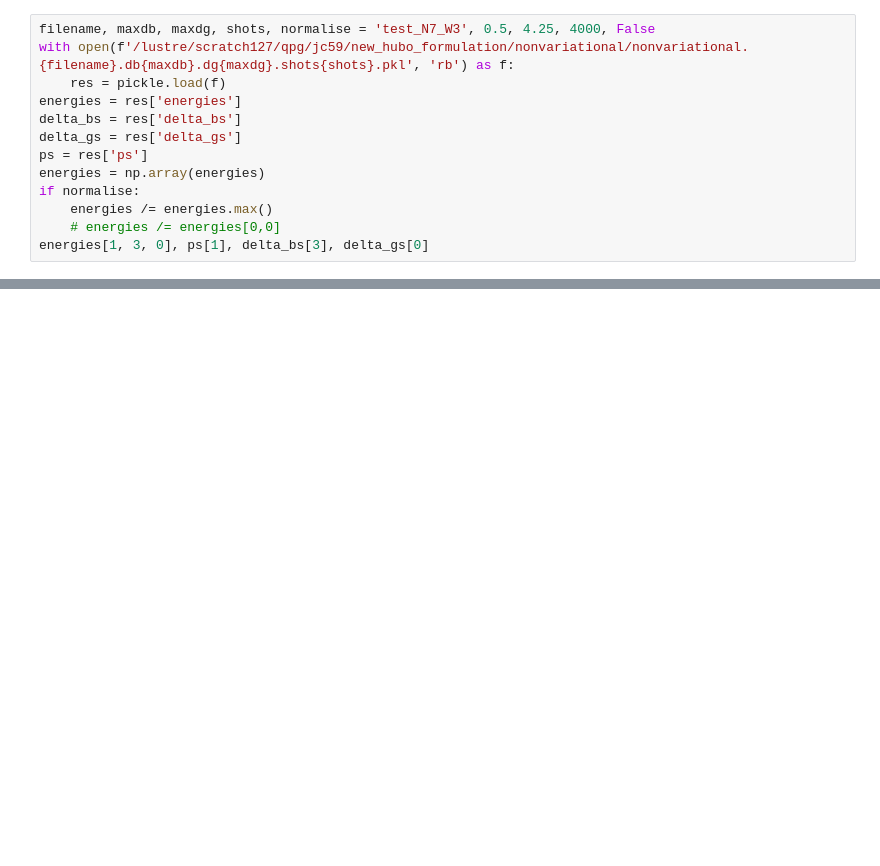
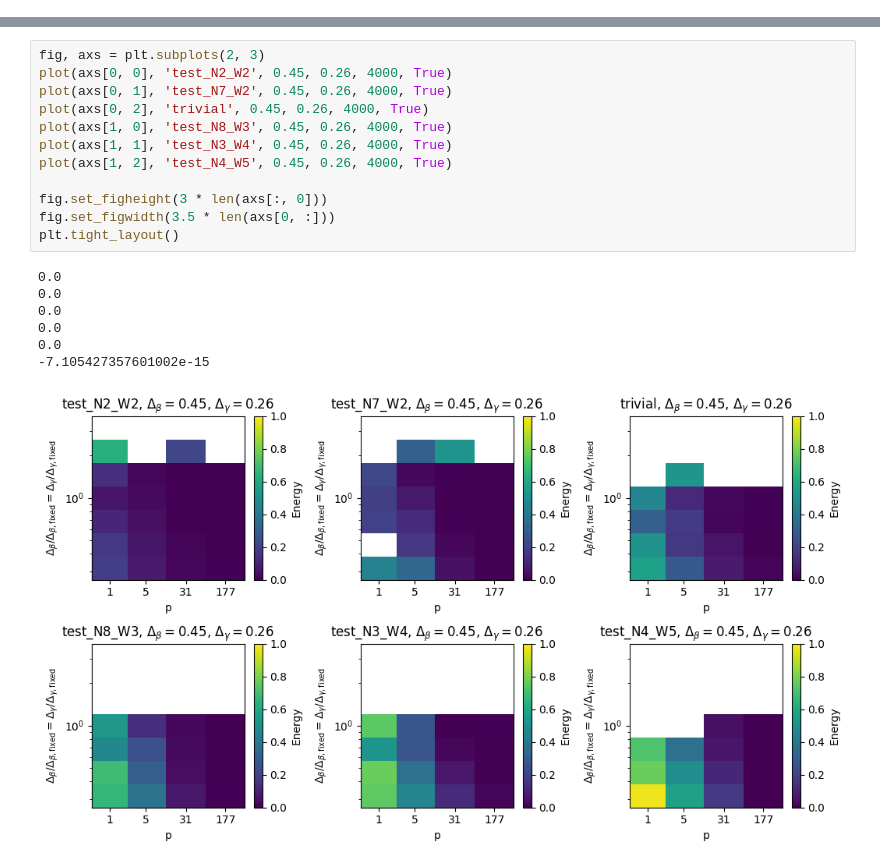
Before and after one commit to JoshCudby/quantum_pangenomics, a Jupyter notebook: new_hubo_formulation/hubo_qaoa/nonvariational/plot_nonvariational.ipynb, the cells around one changed output, grey strips where cells are left out. Saved outputs shown, nothing was run; the diff lists cells and outputs as text; blank space fills up the shorter version.

```diff
--- a/new_hubo_formulation/hubo_qaoa/nonvariational/plot_nonvariational.ipynb
+++ b/new_hubo_formulation/hubo_qaoa/nonvariational/plot_nonvariational.ipynb
@@ -9,16 +11,3 @@ from collections import Counter
 from hubo_qaoa.utils.graph_to_hubo_hamiltonian import graph_to_hubo_hamiltonian
 from hubo_qaoa.utils.gfa_utils import gfa_file_to_graph
 from qiskit_qaoa.utils.string_utils import evaluate_sparse_pauli_samples
-# %%
-filename, maxdb, maxdg, shots, normalise = 'test_N7_W3', 0.5, 4.25, 4000, False
-with open(f'/lustre/scratch127/qpg/jc59/new_hubo_formulation/nonvariational/nonvariational.{filename}.db{maxdb}.dg{maxdg}.shots{shots}.pkl', 'rb') as f:
-    res = pickle.load(f)
-energies = res['energies']
-delta_bs = res['delta_bs']
-delta_gs = res['delta_gs']
-ps = res['ps']
-energies = np.array(energies)
-if normalise:
-    energies /= energies.max()
-    # energies /= energies[0,0]
-energies[1, 3, 0], ps[1], delta_bs[3], delta_gs[0]
@@ -50,0 +83,20 @@ def plot_3d(axs, filename, maxdb, maxdg, shots, normalise=True):
+# %%
+fig, axs = plt.subplots(2, 3)
+plot(axs[0, 0], 'test_N2_W2', 0.45, 0.26, 4000, True)
+plot(axs[0, 1], 'test_N7_W2', 0.45, 0.26, 4000, True)
+plot(axs[0, 2], 'trivial', 0.45, 0.26, 4000, True)
+plot(axs[1, 0], 'test_N8_W3', 0.45, 0.26, 4000, True)
+plot(axs[1, 1], 'test_N3_W4', 0.45, 0.26, 4000, True)
+plot(axs[1, 2], 'test_N4_W5', 0.45, 0.26, 4000, True)
+
+fig.set_figheight(3 * len(axs[:, 0]))
+fig.set_figwidth(3.5 * len(axs[0, :]))
+plt.tight_layout()
+# %% [output]
+0.0
+0.0
+0.0
+0.0
+0.0
+-7.105427357601002e-15
+[figure, added]
```
Also changed, not shown: parts of 10 cells of this notebook, 20 other files.
